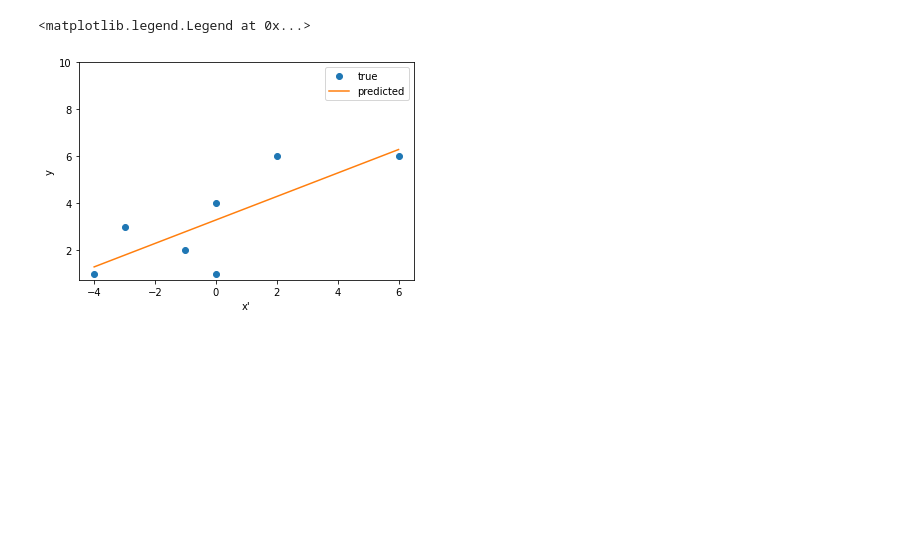
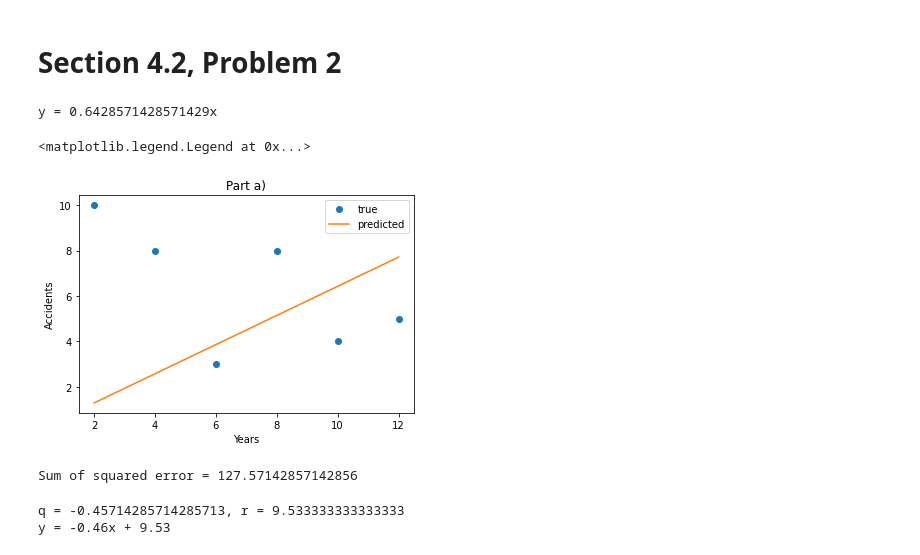
Before and after one commit to KostadinDev/linear-regression-AMS210, a Jupyter notebook: Linear Regression.ipynb, the cells around one changed output. Saved outputs shown, nothing was run; the diff lists cells and outputs as text; code cells hidden in the pictures; blank space fills up the shorter version.

```diff
--- a/Linear Regression.ipynb
+++ b/Linear Regression.ipynb
@@ -144,10 +0,0 @@ q = 0.5, r = 3.2857142857142856]
-# %%
-plt.plot(x,y, 'o',label = 'true')
-plt.plot(np.unique(x), y_predicted, label ='predicted')
-plt.xlabel('x\'')
-plt.ylabel('y')
-plt.yticks([2,4,6,8,10])
-plt.legend()
-# %% [output]
-<matplotlib.legend.Legend at 0x...>
-[figure, removed]
@@ -153,0 +5,2 @@ plt.legend()
+# %% [markdown]
+# Section 4.2, Problem 2
@@ -153,0 +14,34 @@ plt.legend()
+# %%
+# part a)
+q =  x.dot(y)/x.dot(x)
+y_predicted = x.dot(q)
+print(f"y = {q}x")
+# %% [output]
+y = 0.6428571428571429x
+# %%
+# Plot the line
+plt.plot(x,y, 'o',label = 'true')
+plt.plot(x,y_predicted, '-',label = 'predicted')
+plt.xlabel('Years')
+plt.ylabel("Accidents")
+plt.title("Part a)")
+plt.legend()
+# %% [output]
+<matplotlib.legend.Legend at 0x...>
+[figure, added]
+# %%
+# Sum of squared error
+SSD = np.sum((y_predicted-y)**2)
+print(f"Sum of squared error = {SSD}")
+# %% [output]
+Sum of squared error = 127.57142857142856
+# %%
+# part b)
+q = (len(x)*x.dot(y) - x.dot(ones)*y.dot(ones))/(len(x)*(x**2).dot(ones) - (x.dot(ones))**2)
+r = (y.dot(ones)*(x**2).dot(ones)-x.dot(ones)*(x.dot(y)))/ (len(x)*(x**2).dot(ones) - x.dot(ones)**2)
+y_predicted = q*x+r
+print(f"q = {q}, r = {r}")
+print(f"y = {q:.2f}x + {r:.2f}")
+# %% [output]
+q = -0.45714285714285713, r = 9.533333333333333
+y = -0.46x + 9.53
```
Also changed, not shown: parts of 41 cells of this notebook.
